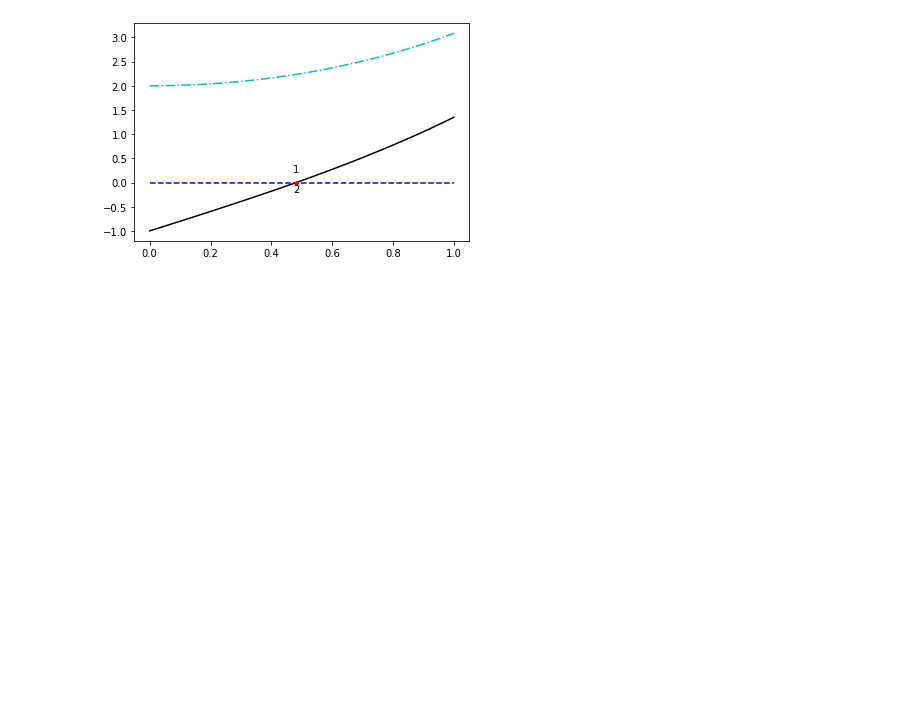
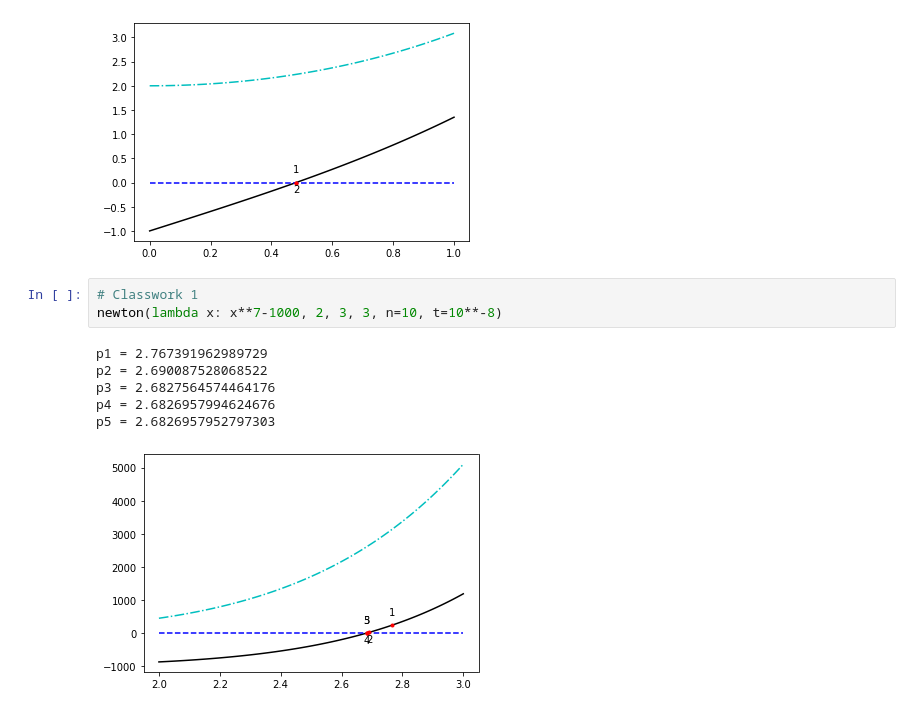
Before and after one commit to rinald/ece208, a Jupyter notebook: newton.ipynb, the cells around one changed output. Saved outputs shown, nothing was run; the diff lists cells and outputs as text; blank space fills up the shorter version.

```diff
--- a/newton.ipynb
+++ b/newton.ipynb
@@ -72,3 +72,13 @@ newton(lambda x: exp(x)-exp(-x)-1, 0, 1, 0.5)
 p1 = 0.48129228904900756
 p2 = 0.4812118265254462
 [figure]
+# %%
+# Classwork 1
+newton(lambda x: x**7-1000, 2, 3, 3, n=10, t=10**-8)
+# %% [output]
+p1 = 2.767391962989729
+p2 = 2.690087528068522
+p3 = 2.6827564574464176
+p4 = 2.6826957994624676
+p5 = 2.6826957952797303
+[figure, added]
```
Also changed, not shown: parts of 1 cell of this notebook, 13 other files.
